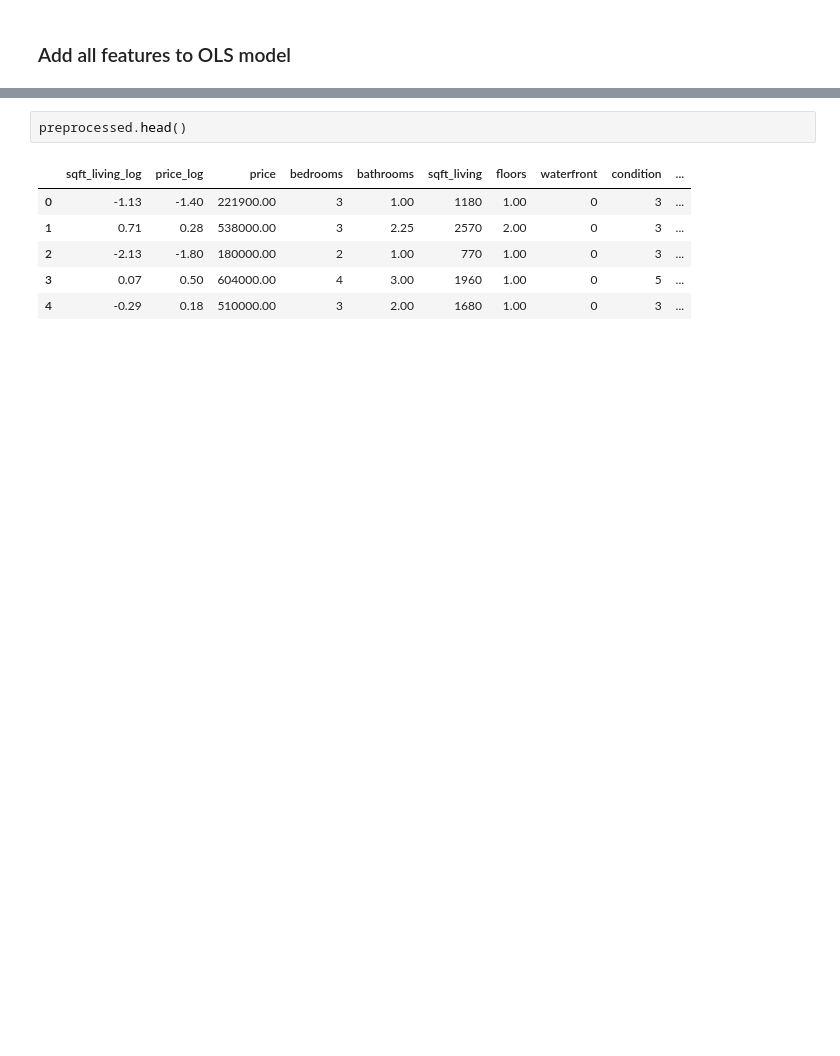
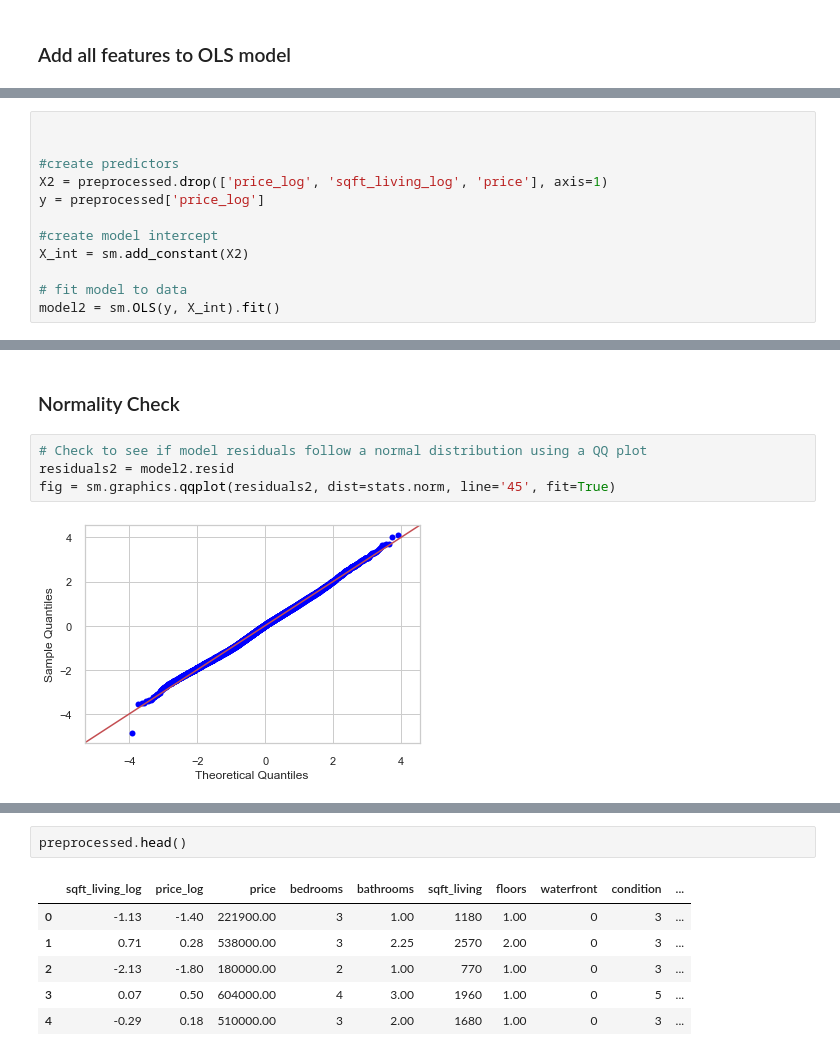
Before and after one commit to MHolthouser1024/Phase-2-housing-project, a Jupyter notebook: Final_Notebook.ipynb, the cells around one changed output, grey strips where cells are left out. Saved outputs shown, nothing was run; the diff lists cells and outputs as text; blank space fills up the shorter version.

```diff
--- a/Final_Notebook.ipynb
+++ b/Final_Notebook.ipynb
@@ -532,0 +560,12 @@ plt. scatter(x=model2.fittedvalues, y=model.resid);
+# %%
+
+
+#create predictors
+X2 = preprocessed.drop(['price_log', 'sqft_living_log', 'price'], axis=1)
+y = preprocessed['price_log']
+
+#create model intercept
+X_int = sm.add_constant(X2)
+
+# fit model to data
+model2 = sm.OLS(y, X_int).fit()
@@ -532,0 +607,8 @@ plt. scatter(x=model2.fittedvalues, y=model.resid);
+# %% [markdown]
+### Normality Check
+# %%
+# Check to see if model residuals follow a normal distribution using a QQ plot
+residuals2 = model2.resid
+fig = sm.graphics.qqplot(residuals2, dist=stats.norm, line='45', fit=True)
+# %% [output]
+[figure, added]
```
Also changed, not shown: parts of 52 cells of this notebook.
